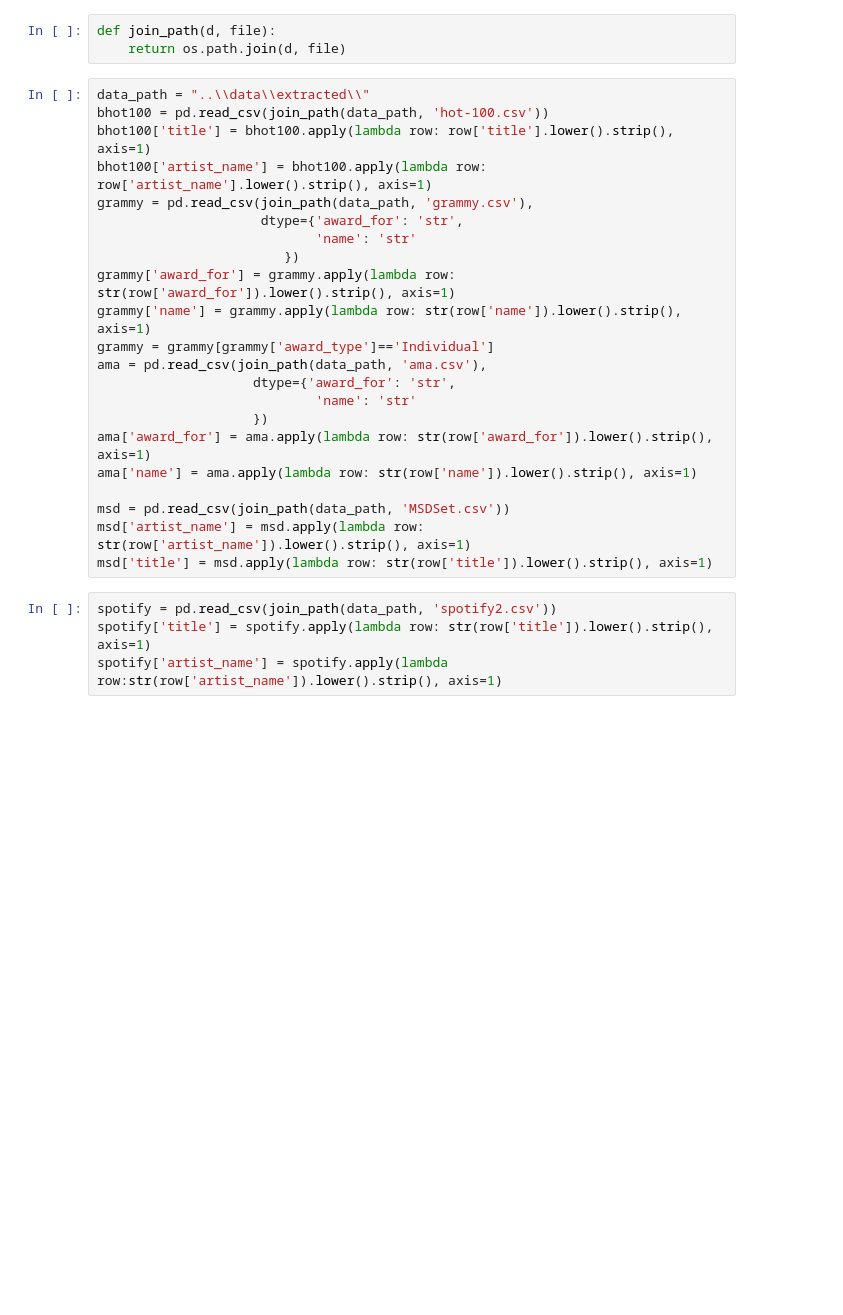
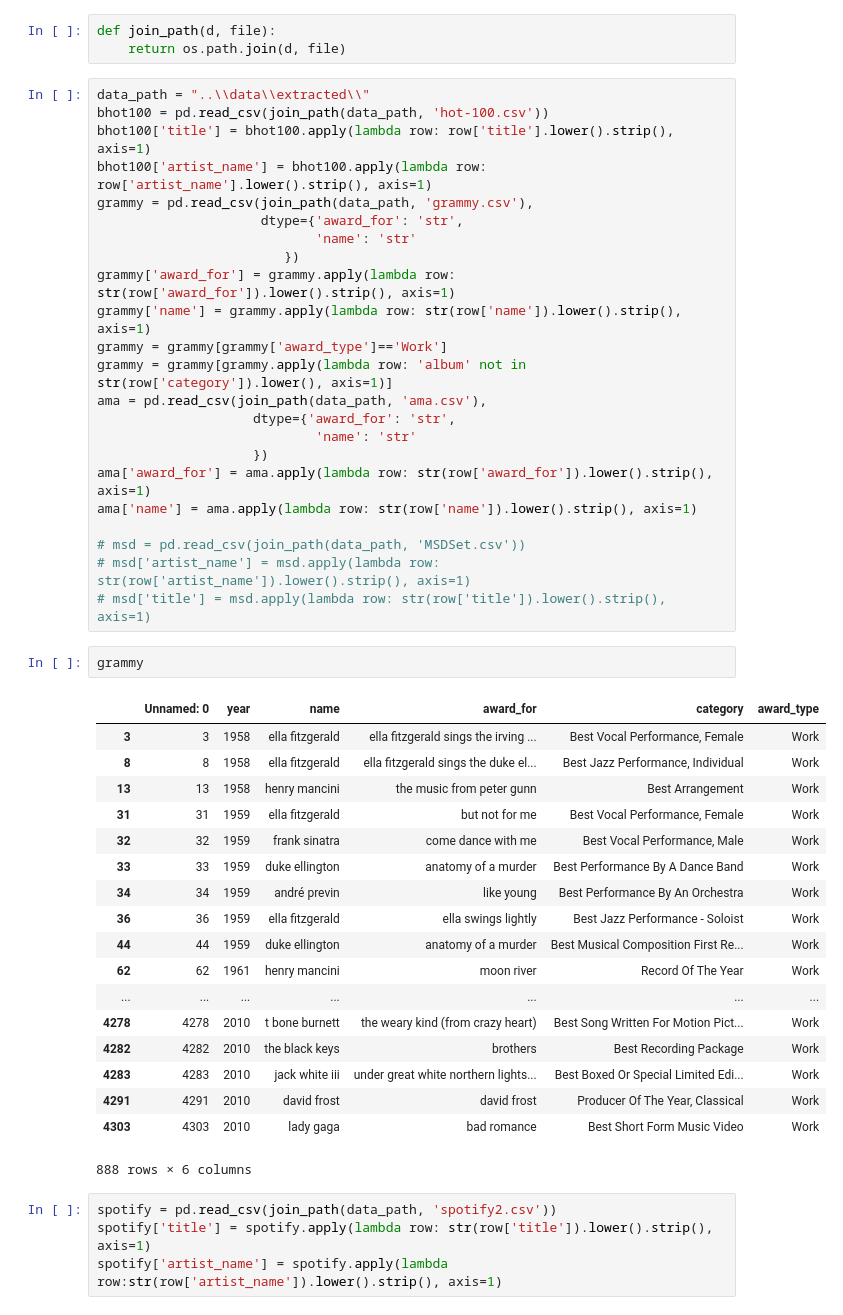
Before and after one commit to elicassion/Do-Popular-Songs-Endure, a Jupyter notebook: scripts/DoSongsEndure_Ultimate.ipynb, the cells around one changed output. Cells and saved outputs as stored; diff of their text form; blank space fills up the shorter version.

```diff
--- a/scripts/DoSongsEndure_Ultimate.ipynb
+++ b/scripts/DoSongsEndure_Ultimate.ipynb
@@ -26,7 +26,8 @@ grammy = pd.read_csv(join_path(data_path, 'grammy.csv'),
                         })
 grammy['award_for'] = grammy.apply(lambda row: str(row['award_for']).lower().strip(), axis=1)
 grammy['name'] = grammy.apply(lambda row: str(row['name']).lower().strip(), axis=1)
-grammy = grammy[grammy['award_type']=='Individual']
+grammy = grammy[grammy['award_type']=='Work']
+grammy = grammy[grammy.apply(lambda row: 'album' not in str(row['category']).lower(), axis=1)]
 ama = pd.read_csv(join_path(data_path, 'ama.csv'),
                     dtype={'award_for': 'str',
                             'name': 'str'
@@ -34,9 +35,30 @@ ama = pd.read_csv(join_path(data_path, 'ama.csv'),
 ama['award_for'] = ama.apply(lambda row: str(row['award_for']).lower().strip(), axis=1)
 ama['name'] = ama.apply(lambda row: str(row['name']).lower().strip(), axis=1)
 
-msd = pd.read_csv(join_path(data_path, 'MSDSet.csv'))
-msd['artist_name'] = msd.apply(lambda row: str(row['artist_name']).lower().strip(), axis=1)
-msd['title'] = msd.apply(lambda row: str(row['title']).lower().strip(), axis=1)
+# msd = pd.read_csv(join_path(data_path, 'MSDSet.csv'))
+# msd['artist_name'] = msd.apply(lambda row: str(row['artist_name']).lower().strip(), axis=1)
+# msd['title'] = msd.apply(lambda row: str(row['title']).lower().strip(), axis=1)
+# %%
+grammy
+# %% [output]
+|  | Unnamed: 0 | year | name | award_for | category | award_type |
+| 3 | 3 | 1958 | ella fitzgerald | ella fitzgerald sings the irving ... | Best Vocal Performance, Female | Work |
+| 8 | 8 | 1958 | ella fitzgerald | ella fitzgerald sings the duke el... | Best Jazz Performance, Individual | Work |
+| 13 | 13 | 1958 | henry mancini | the music from peter gunn | Best Arrangement | Work |
+| 31 | 31 | 1959 | ella fitzgerald | but not for me | Best Vocal Performance, Female | Work |
+| 32 | 32 | 1959 | frank sinatra | come dance with me | Best Vocal Performance, Male | Work |
+| 33 | 33 | 1959 | duke ellington | anatomy of a murder | Best Performance By A Dance Band | Work |
+| 34 | 34 | 1959 | andré previn | like young | Best Performance By An Orchestra | Work |
+| 36 | 36 | 1959 | ella fitzgerald | ella swings lightly | Best Jazz Performance - Soloist | Work |
+| 44 | 44 | 1959 | duke ellington | anatomy of a murder | Best Musical Composition First Re... | Work |
+| 62 | 62 | 1961 | henry mancini | moon river | Record Of The Year | Work |
+| ... | ... | ... | ... | ... | ... | ... |
+| 4278 | 4278 | 2010 | t bone burnett | the weary kind (from crazy heart) | Best Song Written For Motion Pict... | Work |
+| 4282 | 4282 | 2010 | the black keys | brothers | Best Recording Package | Work |
+| 4283 | 4283 | 2010 | jack white iii | under great white northern lights... | Best Boxed Or Special Limited Edi... | Work |
+| 4291 | 4291 | 2010 | david frost | david frost | Producer Of The Year, Classical | Work |
+| 4303 | 4303 | 2010 | lady gaga | bad romance | Best Short Form Music Video | Work |
+888 rows × 6 columns
 # %%
 spotify = pd.read_csv(join_path(data_path, 'spotify2.csv'))
 spotify['title'] = spotify.apply(lambda row: str(row['title']).lower().strip(), axis=1)
```
Also changed, not shown: parts of 13 cells of this notebook.
